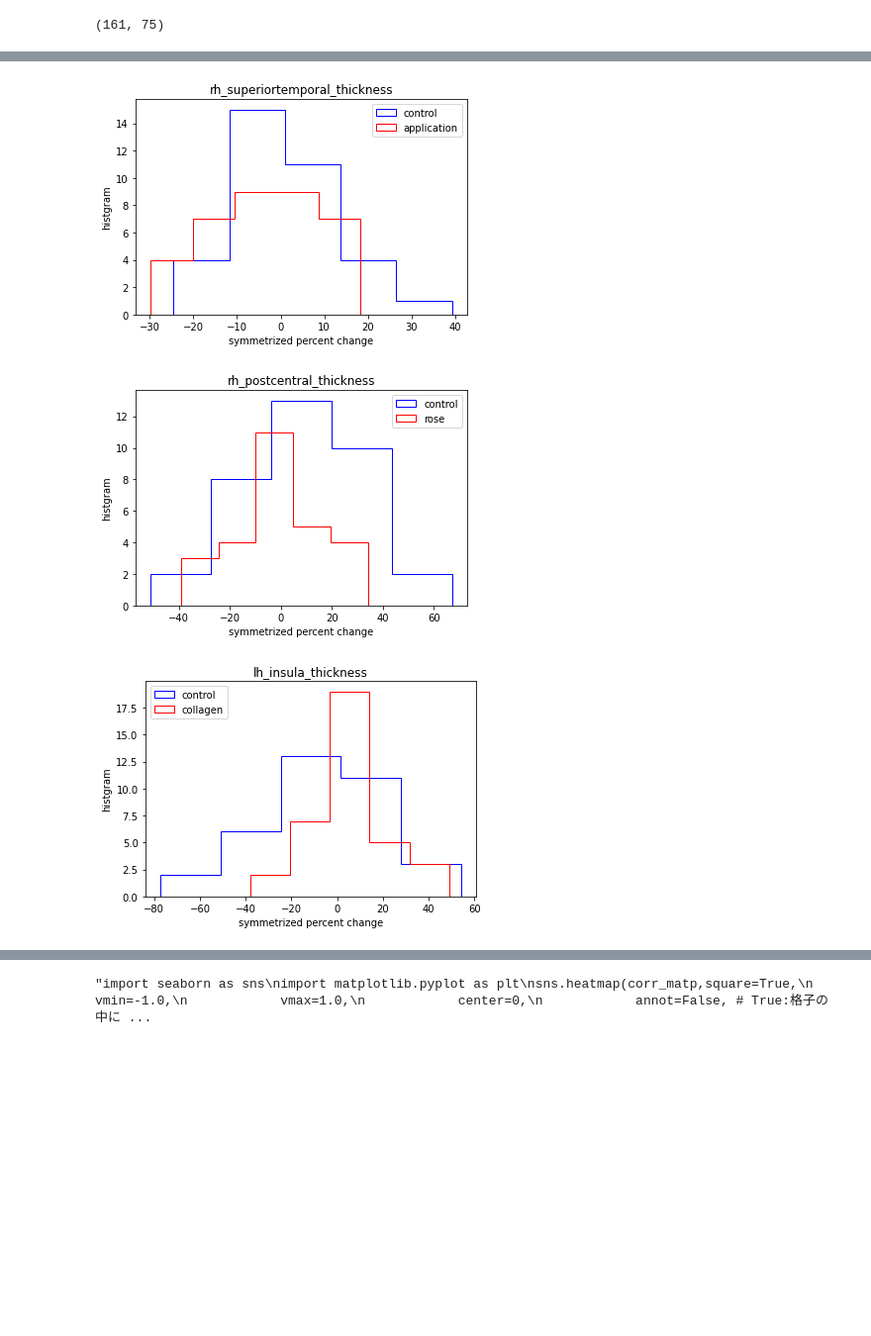
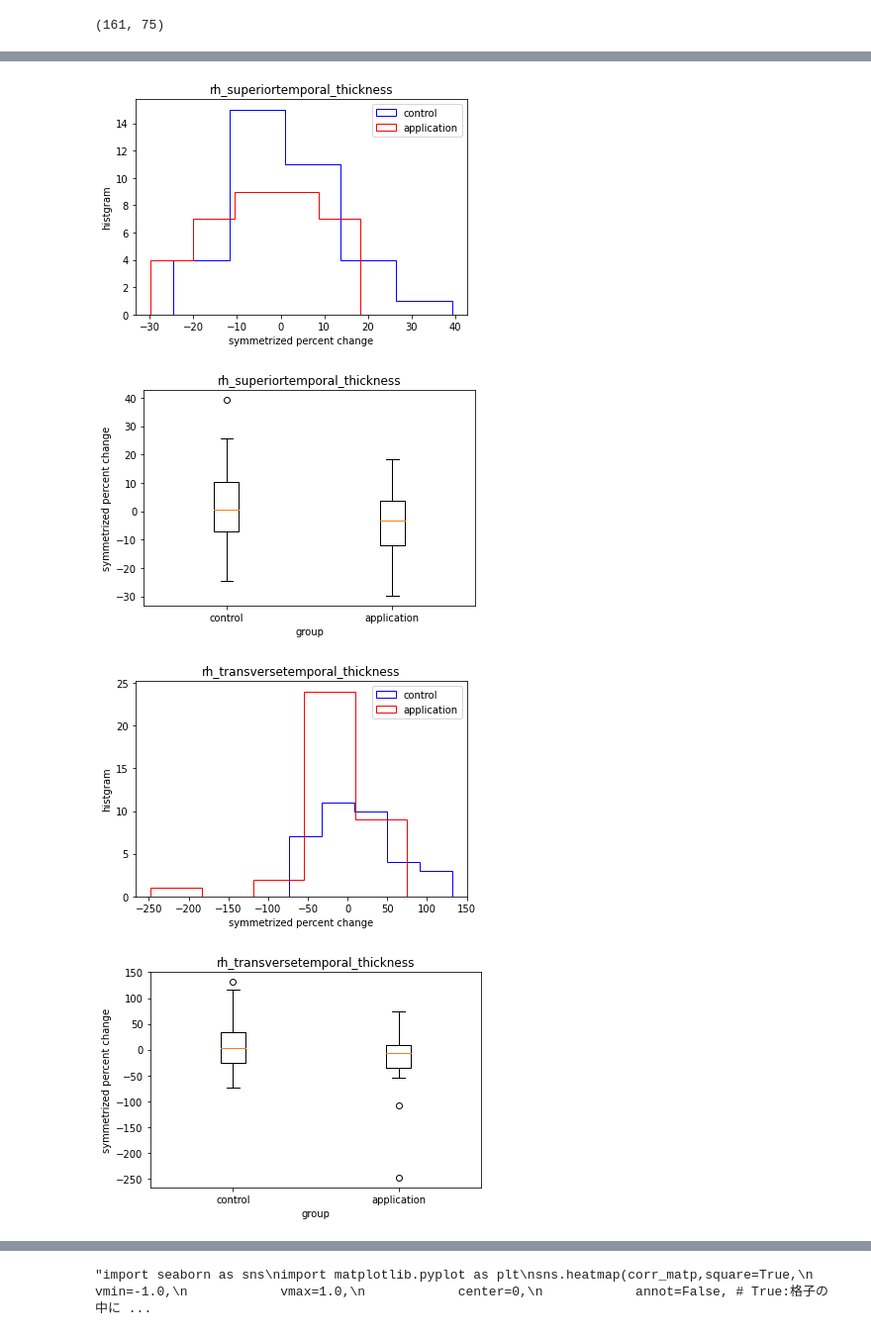
Before and after one commit to s1613134/tr_accel, a Jupyter notebook: spc2df_impact.ipynb, the cells around one changed output, grey strips where cells are left out. Shown at 99% size. Cells and saved outputs as stored; diff of their text form; code cells hidden in the pictures; blank space fills up the shorter version.

```diff
--- a/spc2df_impact.ipynb
+++ b/spc2df_impact.ipynb
@@ -140,22 +87,8 @@ result_rh_df = pd.read_table(IMPACT_CWD+"tables/rh.thick.spc.csv", delim_whitesp
 
 #print(result_lh_df.head(5))
 #print(result_rh_df.head(5))
-bl_fu_bilateral_df=pd.merge(result_lh_df, result_rh_df, left_on=result_lh_df.columns[0], right_on=result_rh_df.columns[0], how="inner", suffixes = ["_lh", "_rh"])
+spc_bilateral_df=pd.merge(result_lh_df, result_rh_df, left_on=result_lh_df.columns[0], right_on=result_rh_df.columns[0], how="inner", suffixes = ["_lh", "_rh"])
 
-print(bl_fu_bilateral_df.shape)
+print(spc_bilateral_df.shape)
 # %% [output]
 (161, 75)
-# %%
-bl_fu_sheet_df=bl_fu_sheet_df.loc[:,["ImPACT_ID","Arm_Type_01","Age_01","Gender_12_01","MRI_Imaging_Date_01",\
-                               "SPA_Unrelated_SUM_01_bl","TMT_PartA_01_01","TMT_PartB_01_01",\
-                               "MMSEJ_SUM_01",\
-                                          "Age_02","MRI_Imaging_Date_02",\
-                               "SPA_Unrelated_SUM_01_fu","TMT_PartA_01_02","TMT_PartB_01_02"]]
-bl_fu_sheet_df["fID"]="V_"+grp_df["ImPACT_ID"]+"_"+grp_df["Arm_Type_01"]
-#print(bl_fu_sheet_df.head(2))
-#print(bl_fu_bilateral_df.head(2))
-df_result=pd.merge(bl_fu_sheet_df, bl_fu_bilateral_df, \
-                   left_on="fID", right_on=bl_fu_bilateral_df.columns[0], how="inner").sort_values(by=bl_fu_sheet_df.columns[0])
-print(df_result.shape)
-#print(df_result.head(2))
-print(type(df_result))
@@ -213,36 +177,44 @@ def ttest_and_plot(arg1_ctrl, arg2_intrv, arg3_intrvname, df_result_arg4, arg5_f
         plt.legend()
         plt.savefig(IMPACT_CWD+"figure_"+arg2_intrv+"_"+str(jj+1)+".png")
         #plt.clf()
+        fig,ax=plt.subplots()
+        ax.boxplot([ttest_A,ttest_B],labels=["control",arg3_intrvname])
+        plt.title(minspcname)
+        plt.ylabel("symmetrized percent change")
+        plt.xlabel("group")
+        plt.savefig(IMPACT_CWD+"t_box_figure_"+arg2_intrv+"_"+str(jj+1)+".png")
+
     return
 
 print("AS: application")
-ttest_and_plot("AR", "AS", "application", df_result, 1)
+ttest_and_plot("AR", "AS", "application", df_result, 3)
 
 print("")
 print("AT: rose")
 ttest_and_plot("AR", "AT", "rose", df_result, 1)
 
 print("")
 print("AU: collagen")
-ttest_and_plot("AR", "AU", "collagen", df_result, 1)
+ttest_and_plot("AR", "AU", "collagen", df_result, 2)
 # %% [output]
 AS: application
                                  spc      pval
 65     rh_superiortemporal_thickness  0.041632
 69   rh_transversetemporal_thickness  0.047835
 59           rh_precentral_thickness  0.051491
 2   lh_caudalmiddlefrontal_thickness  0.059128
 66        rh_supramarginal_thickness  0.062781
 
 AT: rose
                                  spc      pval
 57          rh_postcentral_thickness  0.052026
 45     rh_isthmuscingulate_thickness  0.125969
 ... (7 lines left out)
 56         rh_pericalcarine_thickness  0.030454
 25  lh_rostralmiddlefrontal_thickness  0.047765
 15           lh_paracentral_thickness  0.084618
 63       rh_superiorfrontal_thickness  0.094412
 [figure]
-[figure, old version]
+[figure, new version]
-[figure, old version]
+[figure, new version]
+[figure, added]
```
Also changed, not shown: parts of 11 cells of this notebook.
